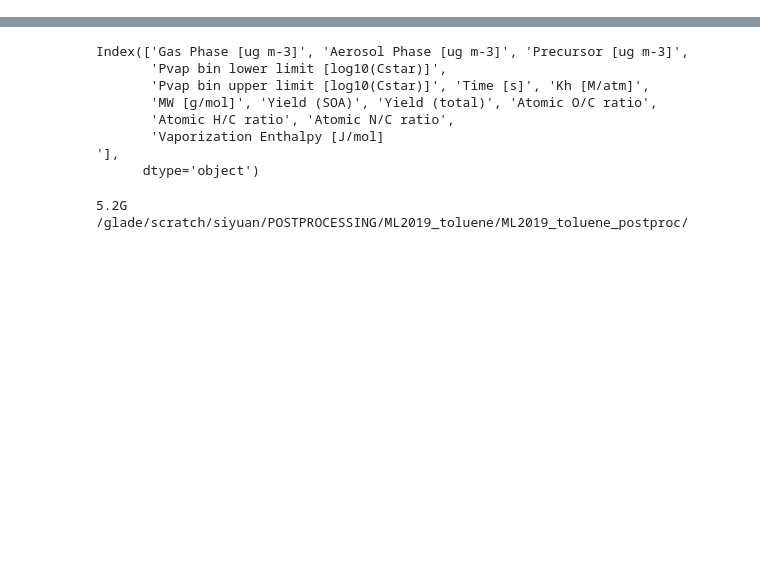
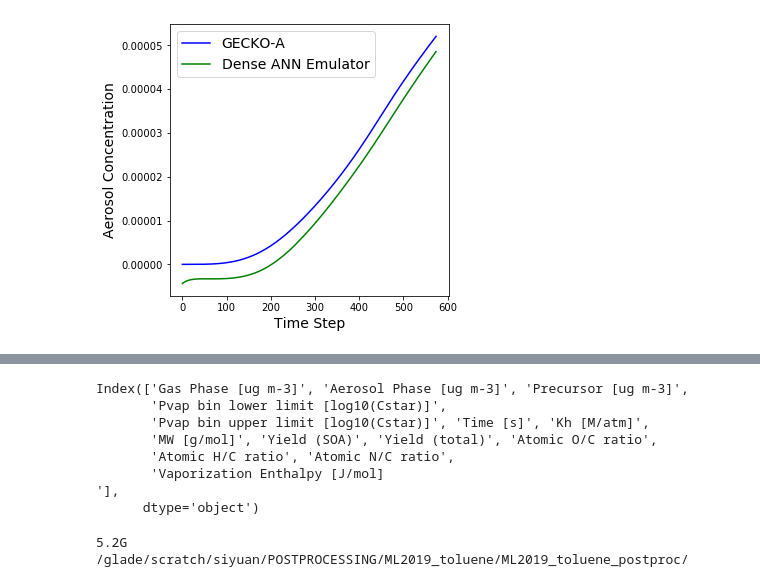
Before and after one commit to NCAR/gecko-ml, a Jupyter notebook: djgagne/gecko_processing.ipynb, the cells around one changed output, grey strips where cells are left out. Cells and saved outputs as stored; diff of their text form; code cells hidden in the pictures; blank space fills up the shorter version.

```diff
--- a/djgagne/gecko_processing.ipynb
+++ b/djgagne/gecko_processing.ipynb
@@ -22,0 +243,12 @@ Name: 42, dtype: object
+# %%
+col = output_data.columns[output_data.columns.str.contains("Aerosol")][7]
+plt.figure(figsize=(5, 5))
+plt.plot(output_data.loc[:574, col], color='blue', label="GECKO-A")
+
+plt.plot(out_preds.loc[:574, col], color="green", label="Dense ANN Emulator")
+plt.ylabel("Aerosol Concentration", fontsize=14)
+plt.xlabel("Time Step", fontsize=14)
+plt.legend(fontsize=14)
+plt.savefig("nn_example.png", dpi=200, bbox_inches="tight")
+# %% [output]
+[figure, added]
```
Also changed, not shown: parts of 23 cells of this notebook.
